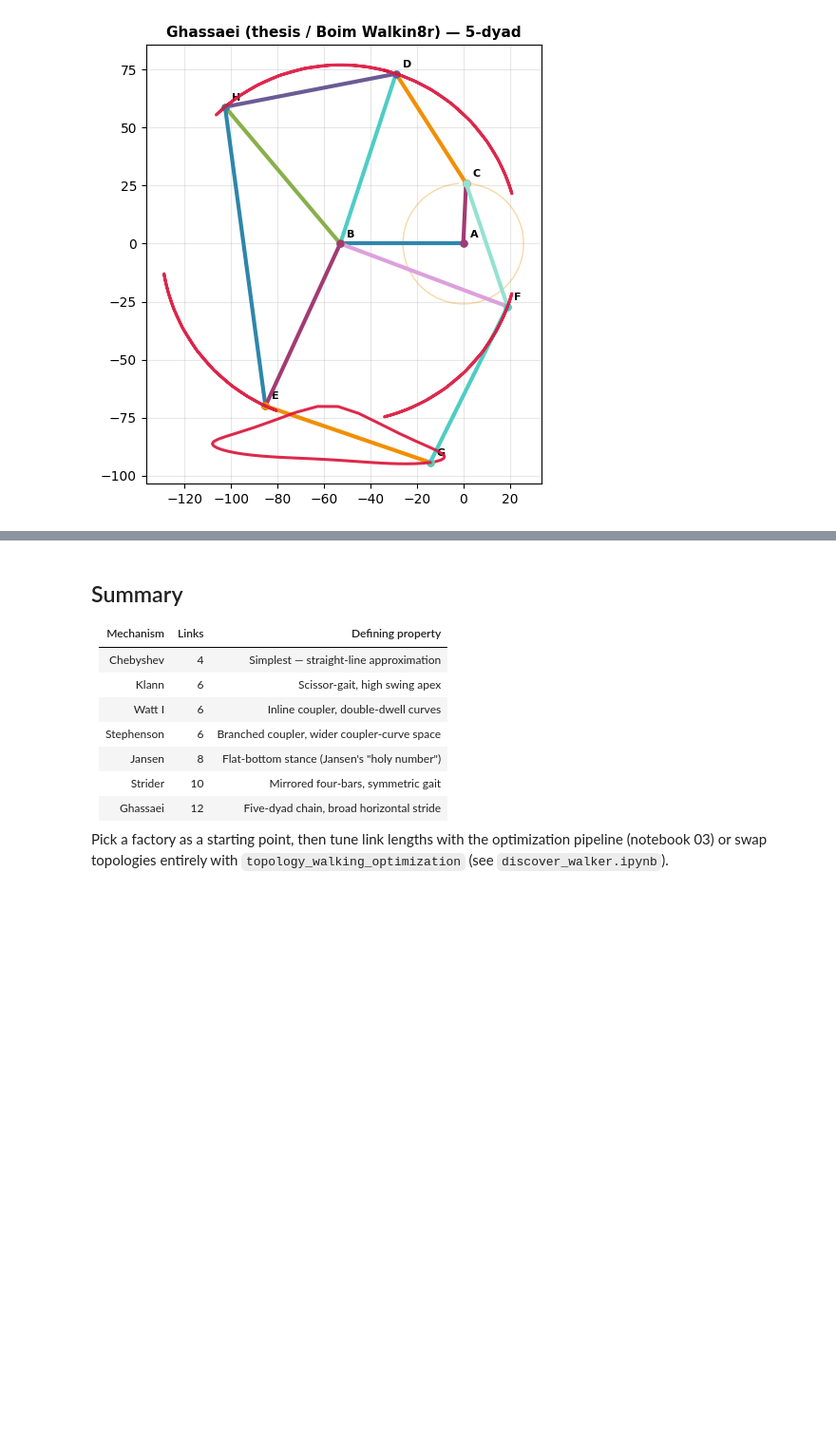
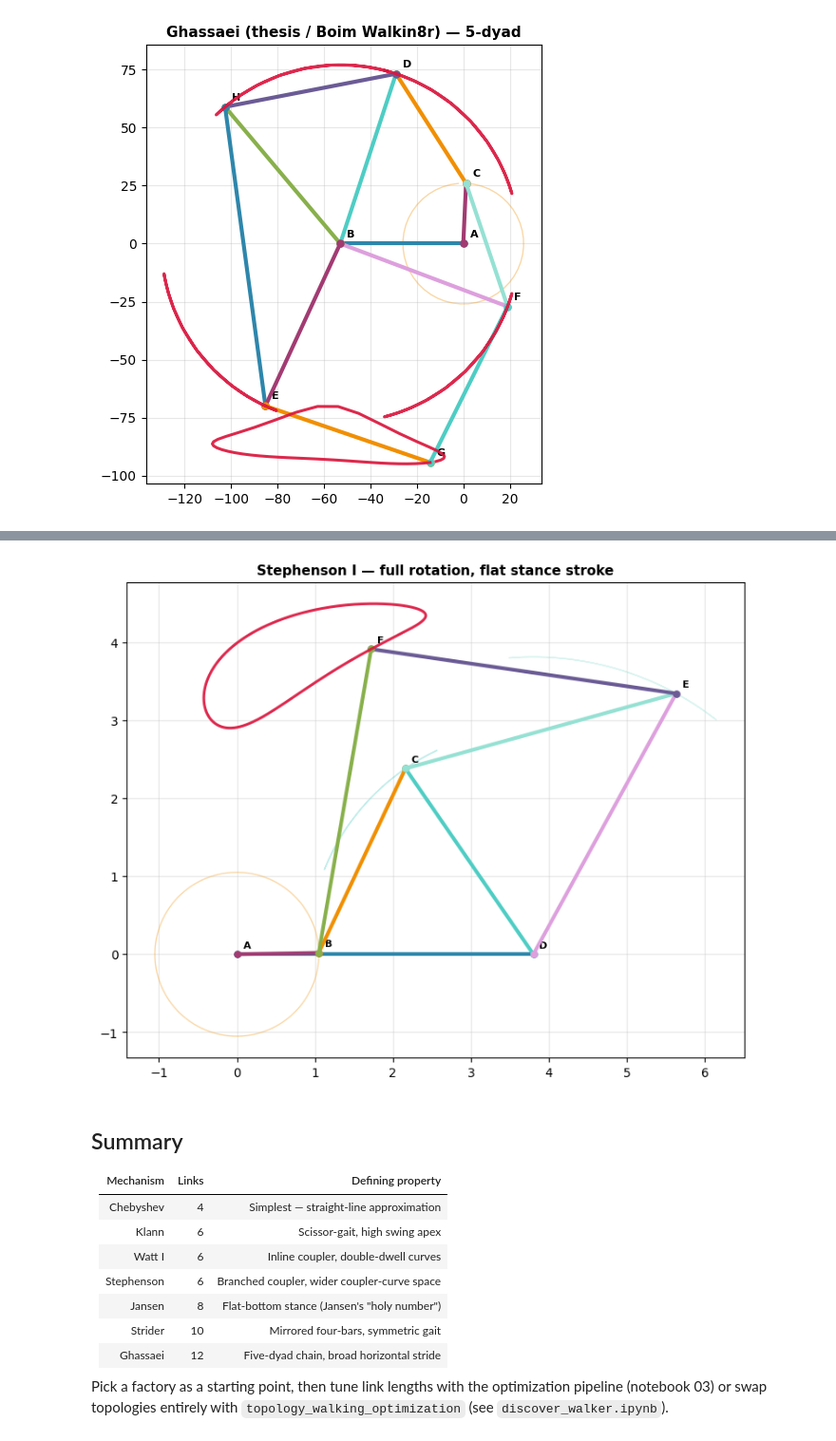
Before and after one commit to HugoFara/leggedsnake, a Jupyter notebook: examples/01_walkers_gallery.ipynb, the cells around one changed output, grey strips where cells are left out. Shown at 95% size. Cells and saved outputs as stored; diff of their text form; code cells hidden in the pictures; blank space fills up the shorter version.

```diff
--- a/examples/01_walkers_gallery.ipynb
+++ b/examples/01_walkers_gallery.ipynb
@@ -241,3 +198,17 @@ motion_generation → 5 four-bar solution(s)
+# %%
+stephenson = ls.Walker.from_stephenson(
+    crank=1.05,
+    coupler=2.61,
+    rocker=2.89,
+    link4=3.60,
+    link5=3.81,
+    link6=3.95,
+    ground_length=3.80,
+)
+show_walker(stephenson, "Stephenson I — full rotation, flat stance stroke",
+            figsize=(9, 7), foot_labels={'F'})
+# %% [output]
+[figure, added]
 # %% [markdown]
 ## Summary
 
```
Also changed, not shown: parts of 8 cells of this notebook, 1 other file.
